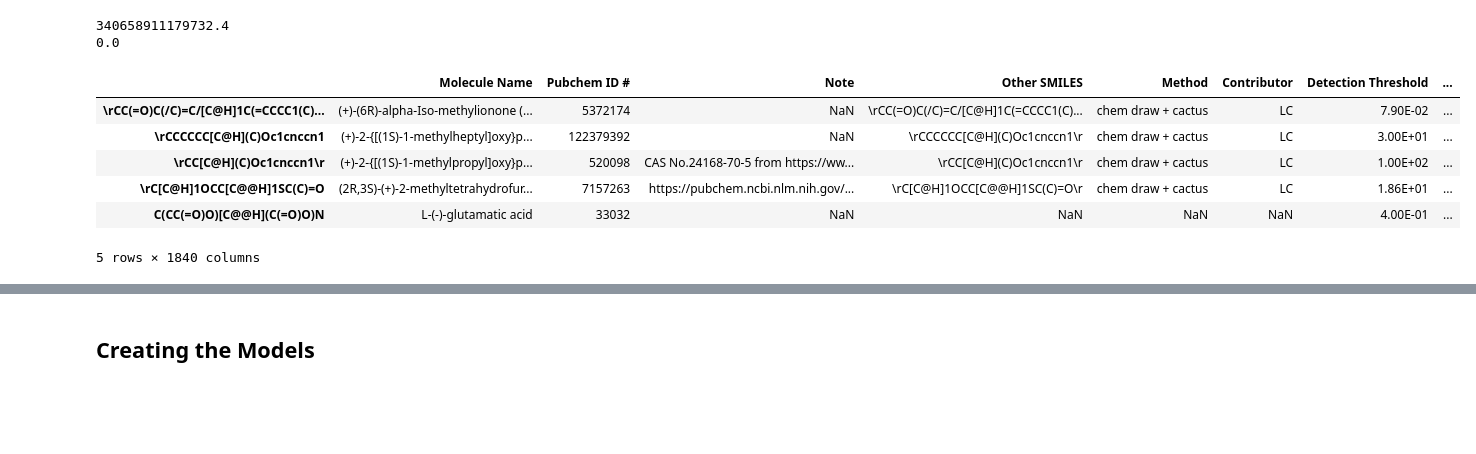
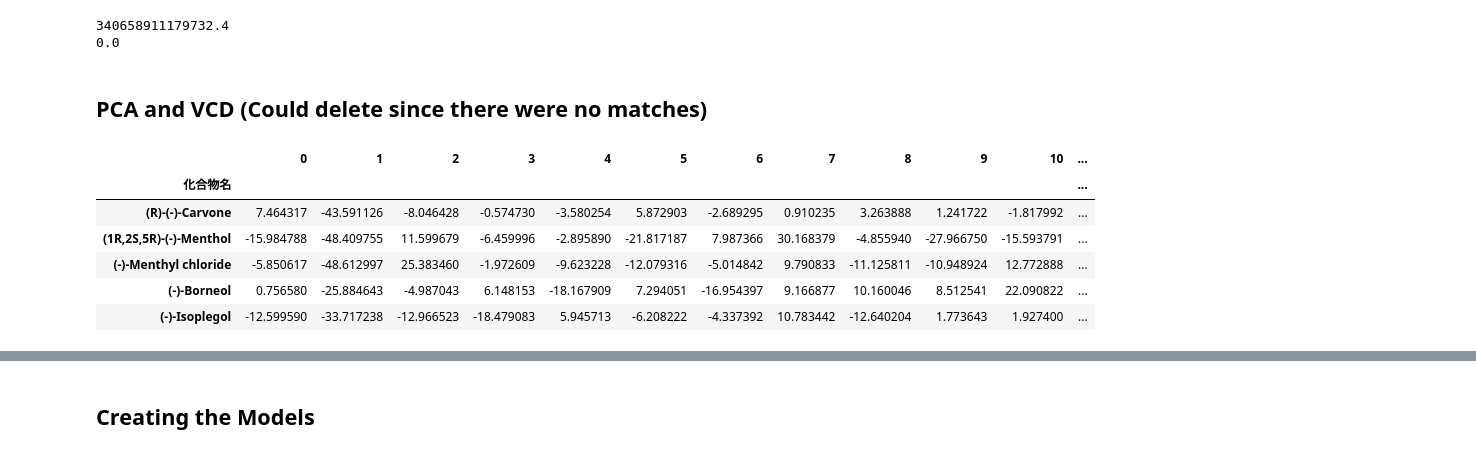
Before and after one commit to hcshadmany/enantiomerlist, a Jupyter notebook: PredictingOdorDivergenceModel.ipynb, the cells around one changed output, grey strips where cells are left out. Cells and saved outputs as stored; diff of their text form; code cells hidden in the pictures; blank space fills up the shorter version.

```diff
--- a/PredictingOdorDivergenceModel.ipynb
+++ b/PredictingOdorDivergenceModel.ipynb
@@ -230,0 +227,2 @@ print(both.var().min())
+# %% [markdown]
+## PCA and VCD (Could delete since there were no matches)
@@ -231,10 +235,10 @@ print(both.var().min())
 # %%
-mordred_data.head()
+pca_vcd_values.head()
 # %% [output]
-|  | Molecule Name | Pubchem ID # | Note | Other SMILES | Method | Contributor | Detection Threshold | ... |
-| \rCC(=O)C(/C)=C/[C@H]1C(=CCCC1(C)... | (+)-(6R)-alpha-Iso-methylionone (... | 5372174 | NaN | \rCC(=O)C(/C)=C/[C@H]1C(=CCCC1(C)... | chem draw + cactus | LC | 7.90E-02 | ... |
-| \rCCCCCC[C@H](C)Oc1cnccn1 | (+)-2-{[(1S)-1-methylheptyl]oxy}p... | 122379392 | NaN | \rCCCCCC[C@H](C)Oc1cnccn1\r | chem draw + cactus | LC | 3.00E+01 | ... |
-| \rCC[C@H](C)Oc1cnccn1\r | (+)-2-{[(1S)-1-methylpropyl]oxy}p... | 520098 | CAS No.24168-70-5 from https://ww... | \rCC[C@H](C)Oc1cnccn1\r | chem draw + cactus | LC | 1.00E+02 | ... |
-| \rC[C@H]1OCC[C@@H]1SC(C)=O | (2R,3S)-(+)-2-methyltetrahydrofur... | 7157263 | https://pubchem.ncbi.nlm.nih.gov/... | \rC[C@H]1OCC[C@@H]1SC(C)=O\r | chem draw + cactus | LC | 1.86E+01 | ... |
-| C(CC(=O)O)[C@@H](C(=O)O)N | L-(-)-glutamatic acid | 33032 | NaN | NaN | NaN | NaN | 4.00E-01 | ... |
+|  | 0 | 1 | 2 | 3 | 4 | 5 | 6 | 7 | 8 | 9 | 10 | ... |
+| 化合物名 |  |  |  |  |  |  |  |  |  |  |  | ... |
+| (R)-(-)-Carvone | 7.464317 | -43.591126 | -8.046428 | -0.574730 | -3.580254 | 5.872903 | -2.689295 | 0.910235 | 3.263888 | 1.241722 | -1.817992 | ... |
+| (1R,2S,5R)-(-)-Menthol | -15.984788 | -48.409755 | 11.599679 | -6.459996 | -2.895890 | -21.817187 | 7.987366 | 30.168379 | -4.855940 | -27.966750 | -15.593791 | ... |
+| (-)-Menthyl chloride | -5.850617 | -48.612997 | 25.383460 | -1.972609 | -9.623228 | -12.079316 | -5.014842 | 9.790833 | -11.125811 | -10.948924 | 12.772888 | ... |
+| (-)-Borneol | 0.756580 | -25.884643 | -4.987043 | 6.148153 | -18.167909 | 7.294051 | -16.954397 | 9.166877 | 10.160046 | 8.512541 | 22.090822 | ... |
+| (-)-Isoplegol | -12.599590 | -33.717238 | -12.966523 | -18.479083 | 5.945713 | -6.208222 | -4.337392 | 10.783442 | -12.640204 | 1.773643 | 1.927400 | ... |
-5 rows × 1840 columns
```
Also changed, not shown: parts of 62 cells of this notebook, 3 other files.
